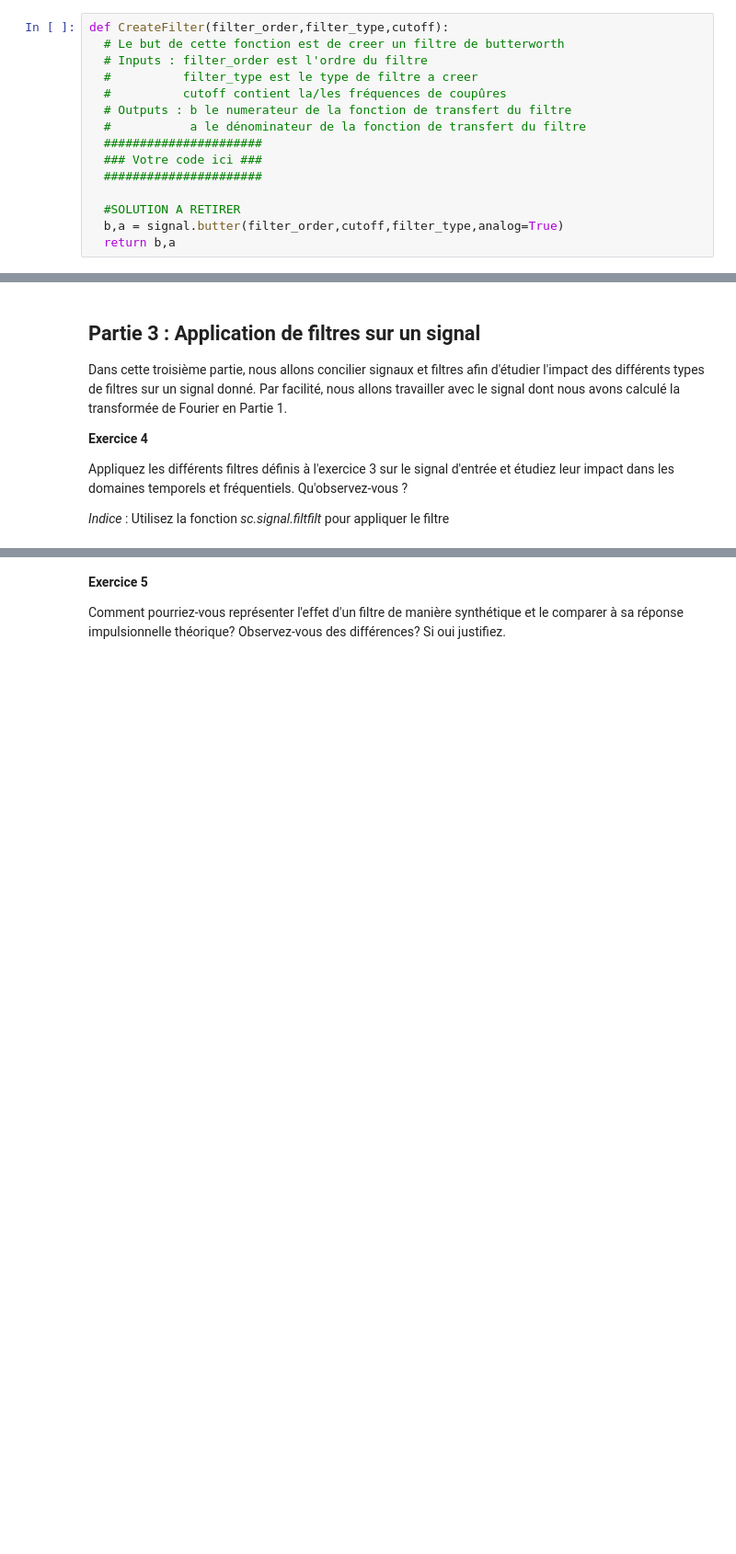
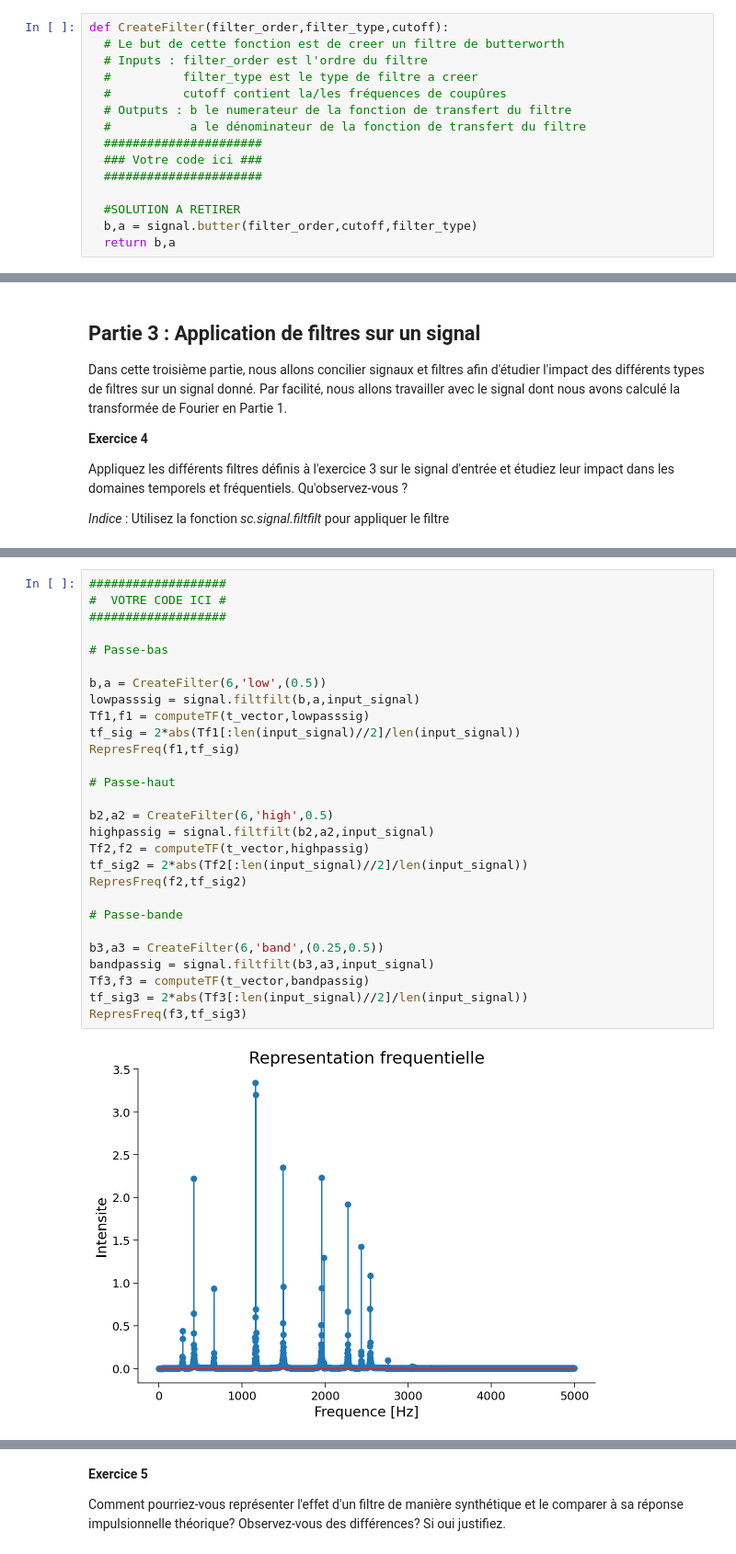
Before and after one commit to decomiteA/LGBIO1114, a Jupyter notebook: Tutorial1_LGBIO1114nbSol.ipynb, the cells around one changed output, grey strips where cells are left out. Shown: that part at 92% size. Cells and saved outputs as stored; diff of their text form; blank space fills up the shorter version.

```diff
--- a/Tutorial1_LGBIO1114nbSol.ipynb
+++ b/Tutorial1_LGBIO1114nbSol.ipynb
@@ -163,7 +163,7 @@ def CreateFilter(filter_order,filter_type,cutoff):
   ######################
 
   #SOLUTION A RETIRER
-  b,a = signal.butter(filter_order,cutoff,filter_type,analog=True)
+  b,a = signal.butter(filter_order,cutoff,filter_type)
   return b,a
 # %% [markdown]
 **Exercice 3b**
@@ -227,0 +209,30 @@ RepresFreq(f1,tf_sig)
+# %%
+###################
+#  VOTRE CODE ICI #
+###################
+
+# Passe-bas
+
+b,a = CreateFilter(6,'low',(0.5))
+lowpasssig = signal.filtfilt(b,a,input_signal)
+Tf1,f1 = computeTF(t_vector,lowpasssig)
+tf_sig = 2*abs(Tf1[:len(input_signal)//2]/len(input_signal))
+RepresFreq(f1,tf_sig)
+
+# Passe-haut
+
+b2,a2 = CreateFilter(6,'high',0.5)
+highpassig = signal.filtfilt(b2,a2,input_signal)
+Tf2,f2 = computeTF(t_vector,highpassig)
+tf_sig2 = 2*abs(Tf2[:len(input_signal)//2]/len(input_signal))
+RepresFreq(f2,tf_sig2)
+
+# Passe-bande
+
+b3,a3 = CreateFilter(6,'band',(0.25,0.5))
+bandpassig = signal.filtfilt(b3,a3,input_signal)
+Tf3,f3 = computeTF(t_vector,bandpassig)
+tf_sig3 = 2*abs(Tf3[:len(input_signal)//2]/len(input_signal))
+RepresFreq(f3,tf_sig3)
+# %% [output]
+[figure, added]
```
Also changed, not shown: parts of 5 cells of this notebook.
